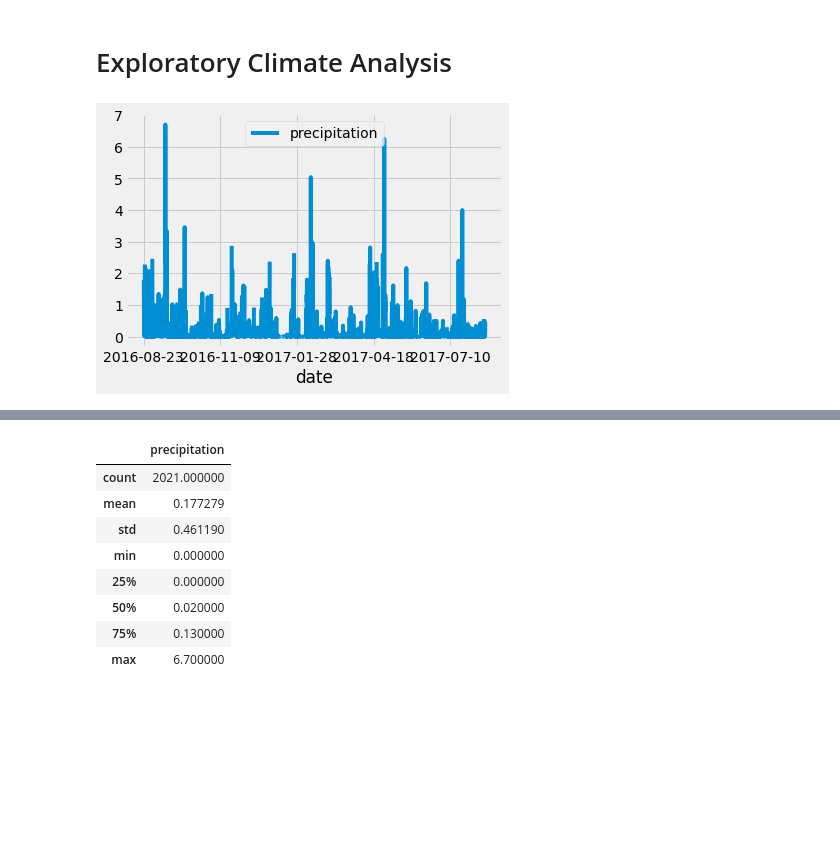
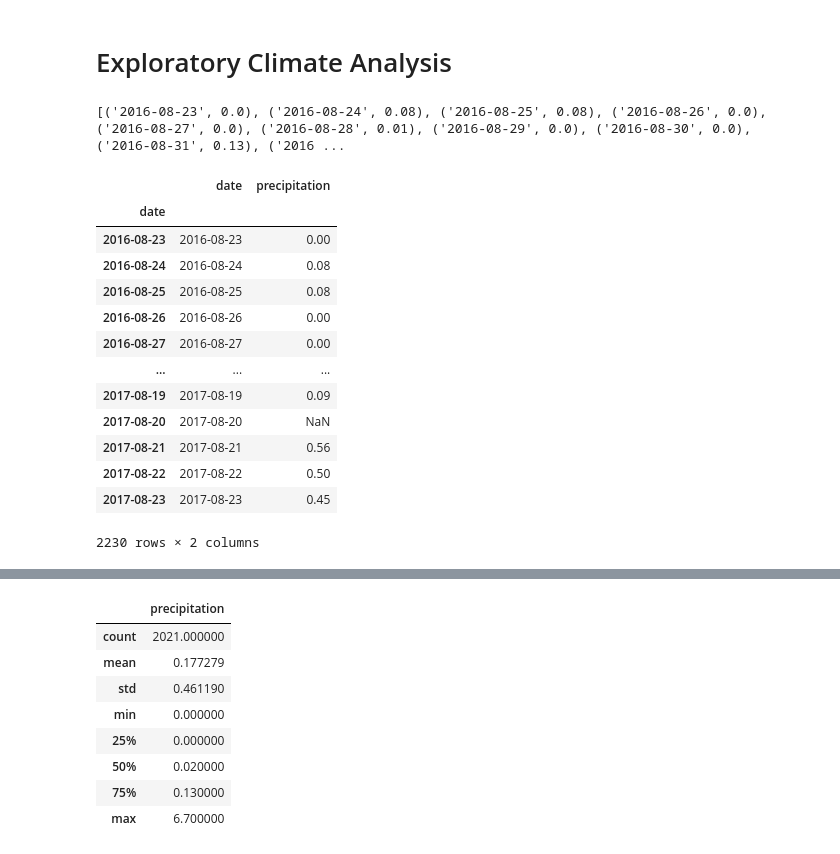
Before and after one commit to caseylee94/surfs_up, a Jupyter notebook: climate_analysis.ipynb, the cells around one changed output, grey strips where cells are left out. Saved outputs shown, nothing was run; the diff lists cells and outputs as text; code cells hidden in the pictures; blank space fills up the shorter version.

```diff
--- a/climate_analysis.ipynb
+++ b/climate_analysis.ipynb
@@ -44,21 +44,36 @@ session = Session(engine)
 # Calculate the date one year from the last date in data set.
 prev_year = dt.date(2017, 8, 23) - dt.timedelta(days=365)
 
-# Perform a query to retrieve the data and precipitation scores
+# Create empty results list to hold findings
+results= []
+
+# Run the session query
+# Filter out any results that are more than one year ago
 results = session.query(Measurement.date, Measurement.prcp).filter(Measurement.date >= prev_year).all()
-#print(results)
 
-# Save the query results as a Pandas DataFrame and set the index to the date column
-weather_results_df = pd.DataFrame(results, columns=['date', 'precipitation'])
-
-# Sort the dataframe by date
-weather_results_df.set_index(weather_results_df['date'], inplace=True)
-weather_results_df=weather_results_df.sort_index()
-#print(weather_results_df.to_string(index=False))
-
-
-# Use Pandas Plotting with Matplotlib to plot the data
-weather_results_df.plot()
-plt.show()
+# Print results
+print(results)
 # %% [output]
-[figure, removed]
+[('2016-08-23', 0.0), ('2016-08-24', 0.08), ('2016-08-25', 0.08), ('2016-08-26', 0.0), ('2016-08-27', 0.0), ('2016-08-28', 0.01), ('2016-08-29', 0.0), ('2016-08-30', 0.0), ('2016-08-31', 0.13), ('2016 ...
+# %%
+# Transfer saved results from a list into a dataframe with two columns
+weather_results_df = pd.DataFrame(results, columns=['date','precipitation'])
+
+#Set index to the date to allow for ease of data sorting later on
+weather_results_df.set_index(weather_results_df['date'], inplace=True)
+weather_results_df
+# %% [output]
+|  | date | precipitation |
+| date |  |  |
+| 2016-08-23 | 2016-08-23 | 0.00 |
+| 2016-08-24 | 2016-08-24 | 0.08 |
+| 2016-08-25 | 2016-08-25 | 0.08 |
+| 2016-08-26 | 2016-08-26 | 0.00 |
+| 2016-08-27 | 2016-08-27 | 0.00 |
+| ... | ... | ... |
+| 2017-08-19 | 2017-08-19 | 0.09 |
+| 2017-08-20 | 2017-08-20 | NaN |
+| 2017-08-21 | 2017-08-21 | 0.56 |
+| 2017-08-22 | 2017-08-22 | 0.50 |
+| 2017-08-23 | 2017-08-23 | 0.45 |
+2230 rows × 2 columns
```
Also changed, not shown: parts of 11 cells of this notebook, 1 other file.
